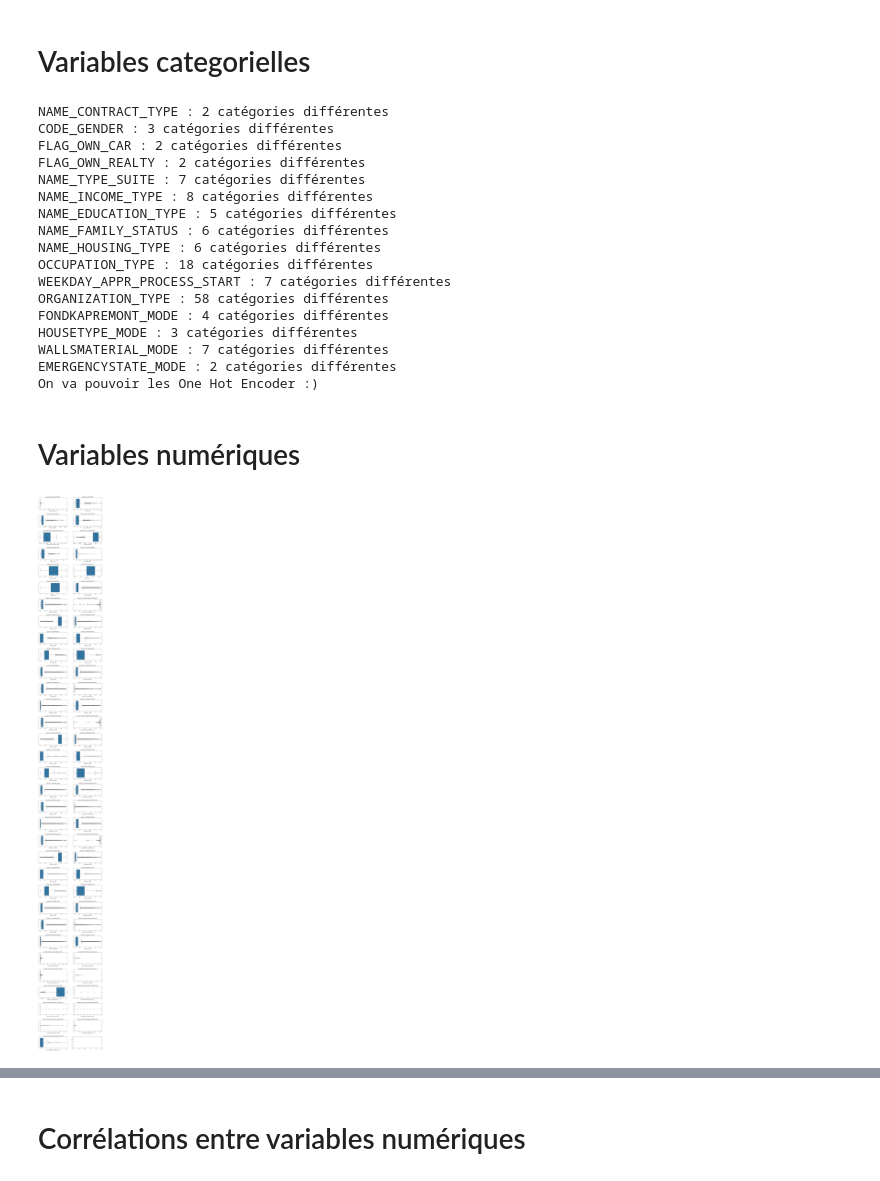
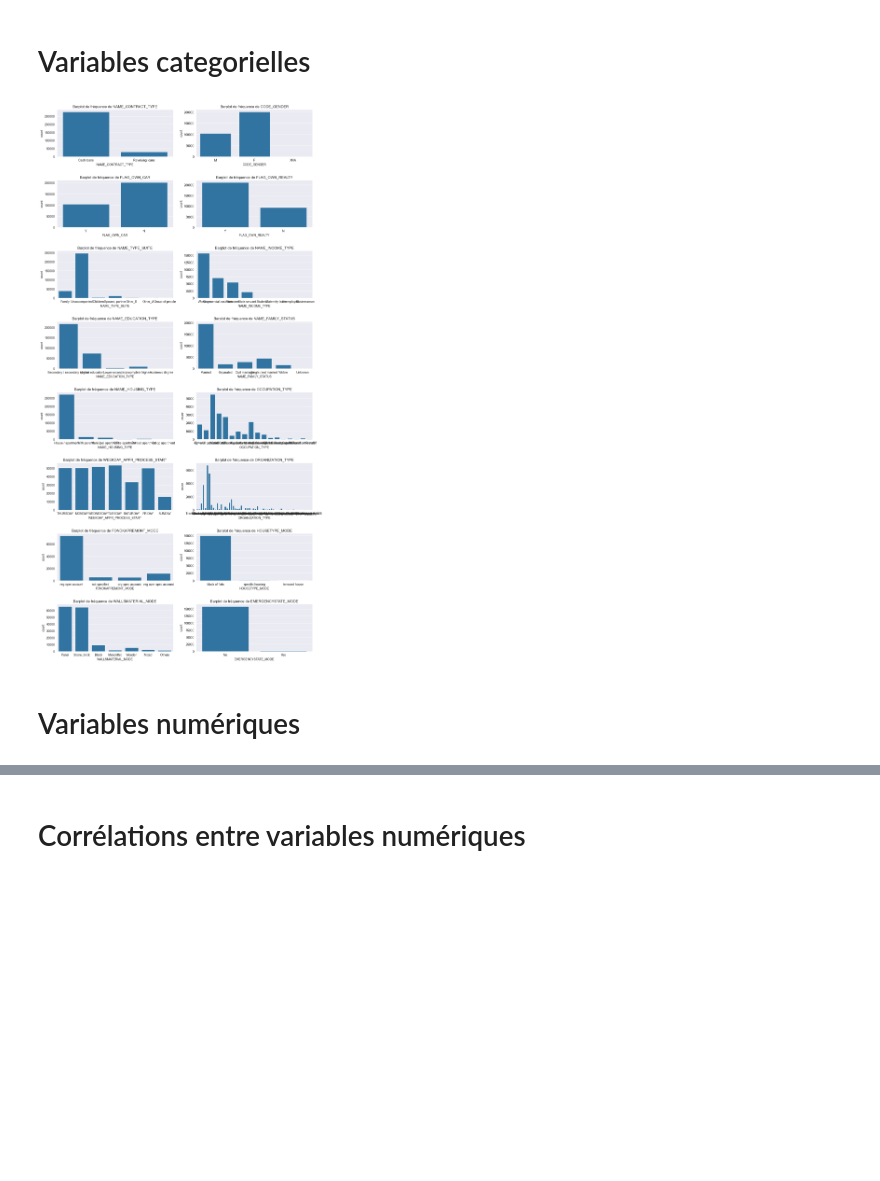
Before and after one commit to SamuelBaheux/Challenge_Nexialog, a Jupyter notebook: Analyse exploratoire.ipynb, the cells around one changed output, grey strips where cells are left out. Drawn from its saved outputs; the diff is of its cells as text; code cells hidden in the pictures; blank space fills up the shorter version.

```diff
--- a/Analyse exploratoire.ipynb
+++ b/Analyse exploratoire.ipynb
@@ -91,48 +219,26 @@ plt.show()
 # %% [markdown]
 # Variables categorielles
-# %%
-for col in data.select_dtypes(include ='object').columns:
-    print(f"{col} : {data[col].nunique()} catégories différentes")
-print('On va pouvoir les One Hot Encoder :)')
-# %% [output]
-NAME_CONTRACT_TYPE : 2 catégories différentes
-CODE_GENDER : 3 catégories différentes
-FLAG_OWN_CAR : 2 catégories différentes
-FLAG_OWN_REALTY : 2 catégories différentes
-NAME_TYPE_SUITE : 7 catégories différentes
-NAME_INCOME_TYPE : 8 catégories différentes
-NAME_EDUCATION_TYPE : 5 catégories différentes
-NAME_FAMILY_STATUS : 6 catégories différentes
-NAME_HOUSING_TYPE : 6 catégories différentes
-OCCUPATION_TYPE : 18 catégories différentes
-WEEKDAY_APPR_PROCESS_START : 7 catégories différentes
-ORGANIZATION_TYPE : 58 catégories différentes
-FONDKAPREMONT_MODE : 4 catégories différentes
-HOUSETYPE_MODE : 3 catégories différentes
-WALLSMATERIAL_MODE : 7 catégories différentes
-EMERGENCYSTATE_MODE : 2 catégories différentes
-On va pouvoir les One Hot Encoder :)
+# %%
+obj_columns = data.select_dtypes(include='object').columns
+
+num_cols = 2
+num_rows = (len(obj_columns) + 1) // 2  # Ajoutez 1 pour gérer les cas impairs
+
+fig, axes = plt.subplots(num_rows, num_cols, figsize=(15, 4 * num_rows))
+
+fig.subplots_adjust(hspace=0.5)
+
+axes = axes.flatten()
+
+for i, col in enumerate(obj_columns):
+    sns.countplot(x=data[col], ax=axes[i])
+    axes[i].set_title(f'Barplot de fréquence de {col}')
+
+plt.show()
+# %% [output]
+[figure, added]
 # %% [markdown]
 # Variables numériques
-# %%
-float_columns = data.select_dtypes(include='float').columns
-
-num_cols = 2
-num_rows = (len(float_columns) + 1) // 2  # Ajoutez 1 pour gérer les cas impairs
-
-fig, axes = plt.subplots(num_rows, num_cols, figsize=(15, 4 * num_rows))
-
-fig.subplots_adjust(hspace=0.5)
-
-axes = axes.flatten()
-
-for i, col in enumerate(float_columns):
-    sns.boxplot(x=data[col], ax=axes[i])
-    axes[i].set_title(f'Boxplot de {col}')
-
-plt.show()
-# %% [output]
-[figure, removed]
 # %%
 float_columns = data.select_dtypes(include='float').columns
 
```
Also changed, not shown: parts of 21 cells of this notebook.
